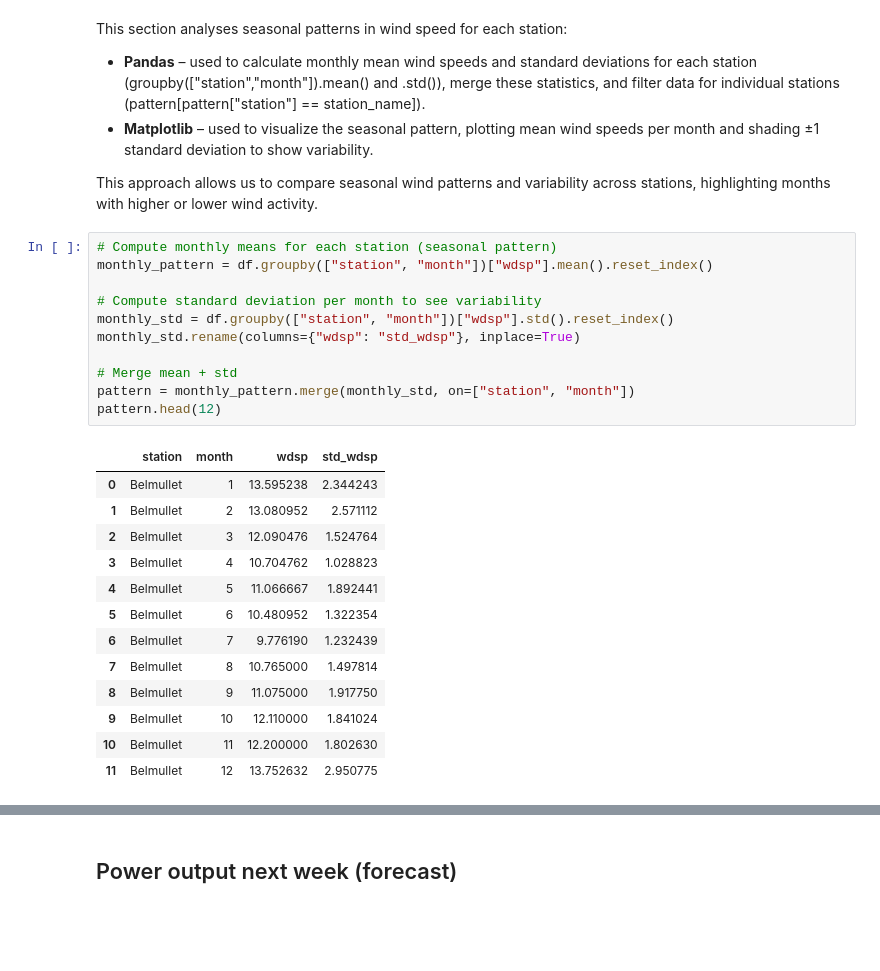
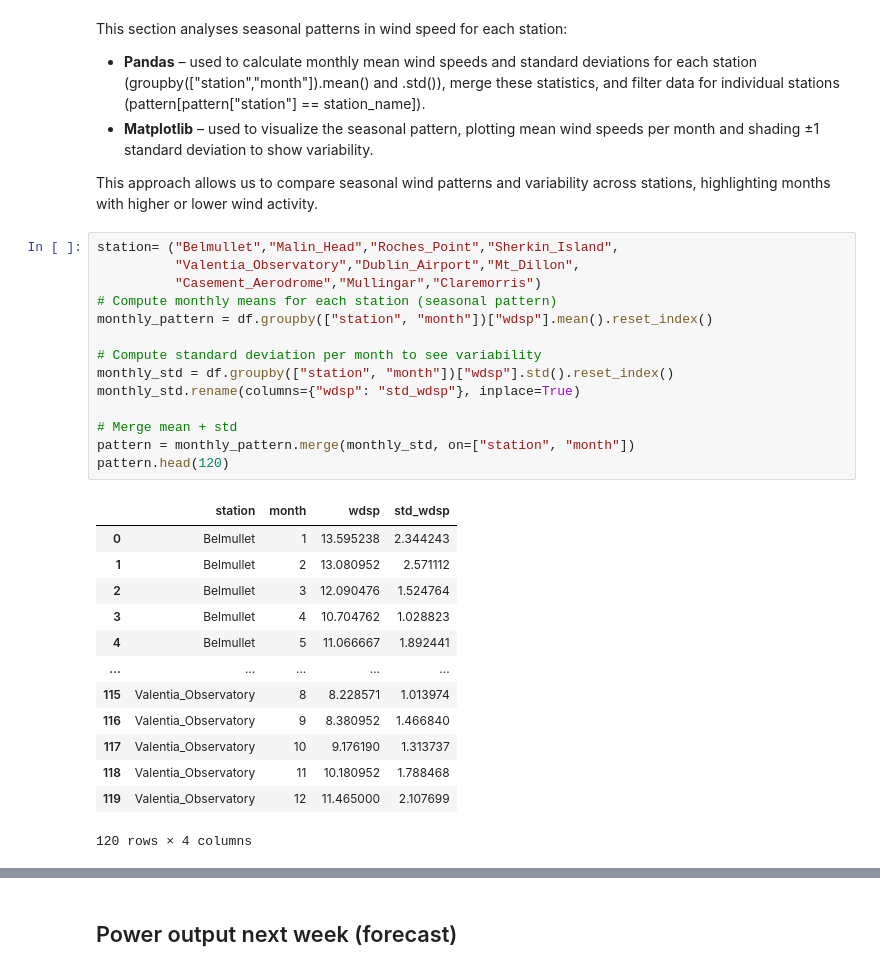
Before and after one commit to JoannaMnich/PFDA, a Jupyter notebook: project/project.ipynb, the cells around one changed output, grey strips where cells are left out. Saved outputs shown, nothing was run; the diff lists cells and outputs as text; blank space fills up the shorter version.

```diff
--- a/project/project.ipynb
+++ b/project/project.ipynb
@@ -334,28 +334,31 @@ This section analyses seasonal patterns in wind speed for each station:
 
 This approach allows us to compare seasonal wind patterns and variability across stations, highlighting months with higher or lower wind activity.
 # %%
+station= ("Belmullet","Malin_Head","Roches_Point","Sherkin_Island",
+          "Valentia_Observatory","Dublin_Airport","Mt_Dillon",
+          "Casement_Aerodrome","Mullingar","Claremorris")
 # Compute monthly means for each station (seasonal pattern)
 monthly_pattern = df.groupby(["station", "month"])["wdsp"].mean().reset_index()
 
 # Compute standard deviation per month to see variability
 monthly_std = df.groupby(["station", "month"])["wdsp"].std().reset_index()
 monthly_std.rename(columns={"wdsp": "std_wdsp"}, inplace=True)
 
 # Merge mean + std
 pattern = monthly_pattern.merge(monthly_std, on=["station", "month"])
-pattern.head(12)
+pattern.head(120)
 # %% [output]
 |  | station | month | wdsp | std_wdsp |
 | 0 | Belmullet | 1 | 13.595238 | 2.344243 |
 | 1 | Belmullet | 2 | 13.080952 | 2.571112 |
 | 2 | Belmullet | 3 | 12.090476 | 1.524764 |
 | 3 | Belmullet | 4 | 10.704762 | 1.028823 |
 | 4 | Belmullet | 5 | 11.066667 | 1.892441 |
-| 5 | Belmullet | 6 | 10.480952 | 1.322354 |
-| 6 | Belmullet | 7 | 9.776190 | 1.232439 |
-| 7 | Belmullet | 8 | 10.765000 | 1.497814 |
-| 8 | Belmullet | 9 | 11.075000 | 1.917750 |
-| 9 | Belmullet | 10 | 12.110000 | 1.841024 |
-| 10 | Belmullet | 11 | 12.200000 | 1.802630 |
-| 11 | Belmullet | 12 | 13.752632 | 2.950775 |
+| ... | ... | ... | ... | ... |
+| 115 | Valentia_Observatory | 8 | 8.228571 | 1.013974 |
+| 116 | Valentia_Observatory | 9 | 8.380952 | 1.466840 |
+| 117 | Valentia_Observatory | 10 | 9.176190 | 1.313737 |
+| 118 | Valentia_Observatory | 11 | 10.180952 | 1.788468 |
+| 119 | Valentia_Observatory | 12 | 11.465000 | 2.107699 |
+120 rows × 4 columns
 # %%
```
Also changed, not shown: parts of 7 cells of this notebook, 2 other files.
